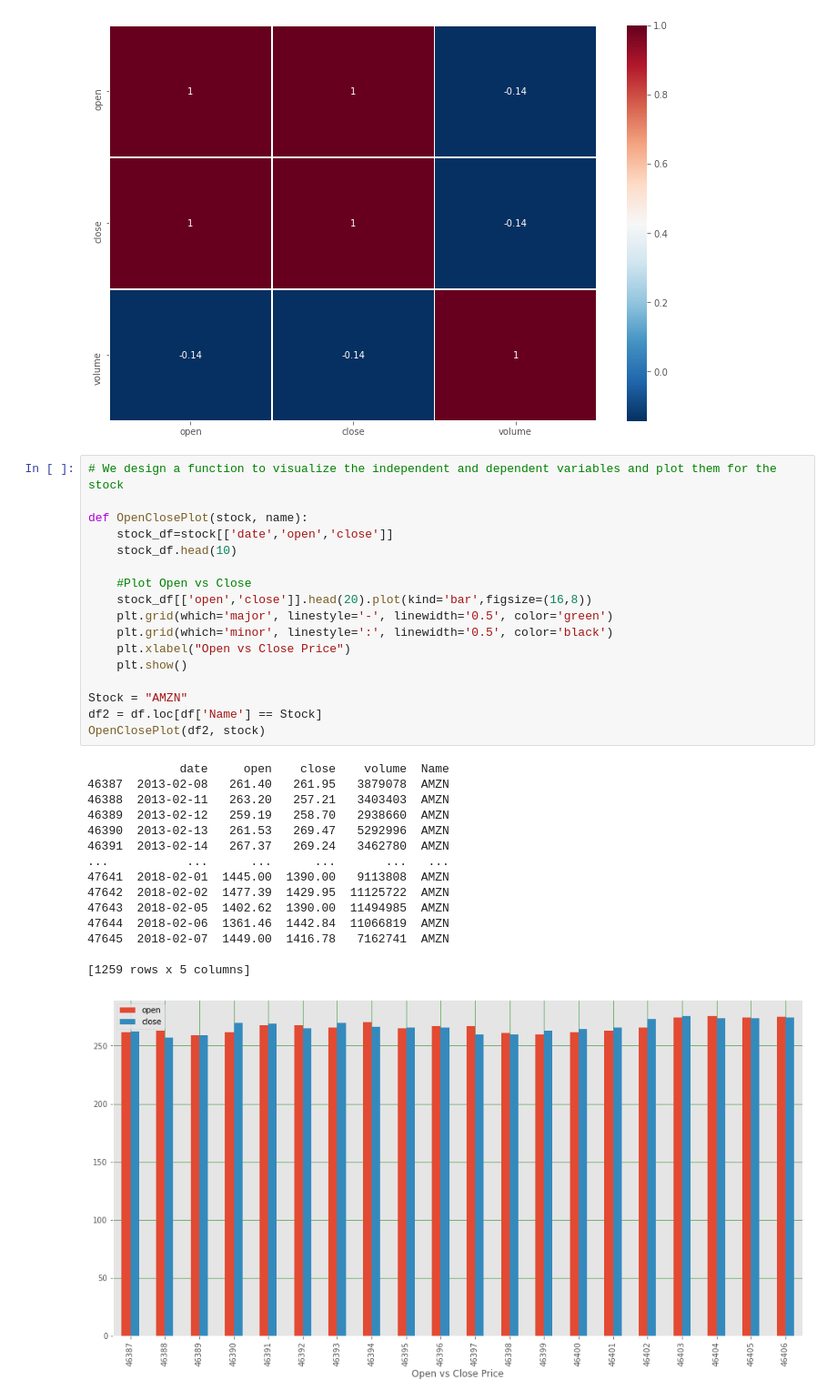
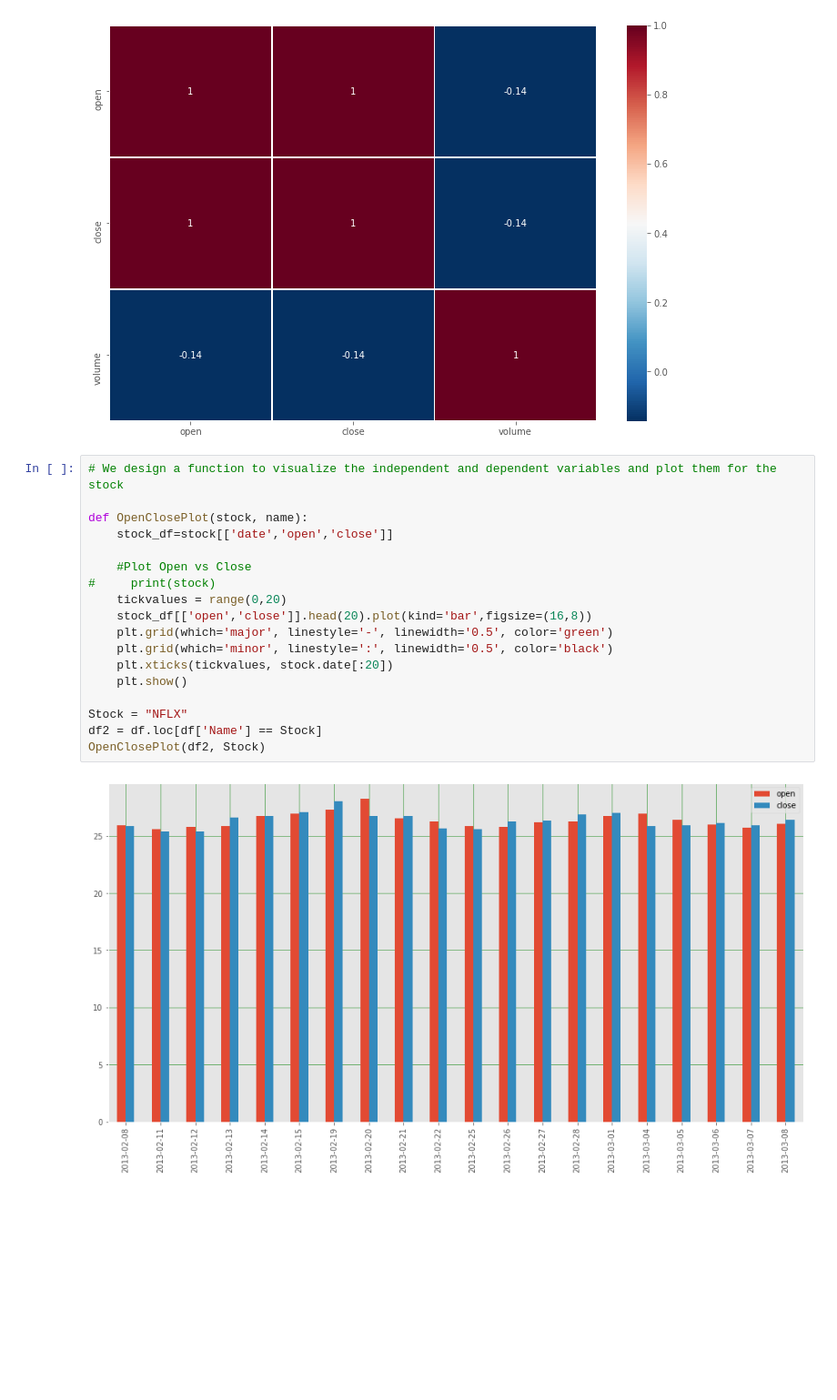
Before and after one commit to Akshantjain/cs418project, a Jupyter notebook: Final-Project.ipynb, the cells around one changed output. Shown at 91% size. Cells and saved outputs as stored; diff of their text form; blank space fills up the shorter version.

Commit message:
minor changes to Open/close plot

```diff
--- a/Final-Project.ipynb
+++ b/Final-Project.ipynb
@@ -208,33 +208,20 @@ cmap='RdBu_r', annot=True, linewidth=0.5)
 # %%
 # We design a function to visualize the independent and dependent variables and plot them for the stock
 
 def OpenClosePlot(stock, name):
     stock_df=stock[['date','open','close']]
-    stock_df.head(10)
 
     #Plot Open vs Close
+#     print(stock)
+    tickvalues = range(0,20)
     stock_df[['open','close']].head(20).plot(kind='bar',figsize=(16,8))
     plt.grid(which='major', linestyle='-', linewidth='0.5', color='green')
     plt.grid(which='minor', linestyle=':', linewidth='0.5', color='black')
-    plt.xlabel("Open vs Close Price")
+    plt.xticks(tickvalues, stock.date[:20])
     plt.show()
 
-Stock = "AMZN"
+Stock = "NFLX"
 df2 = df.loc[df['Name'] == Stock]
-OpenClosePlot(df2, stock)
+OpenClosePlot(df2, Stock)
 # %% [output]
-             date     open    close    volume  Name
-46387  2013-02-08   261.40   261.95   3879078  AMZN
-46388  2013-02-11   263.20   257.21   3403403  AMZN
-46389  2013-02-12   259.19   258.70   2938660  AMZN
-46390  2013-02-13   261.53   269.47   5292996  AMZN
-46391  2013-02-14   267.37   269.24   3462780  AMZN
-...           ...      ...      ...       ...   ...
-47641  2018-02-01  1445.00  1390.00   9113808  AMZN
-47642  2018-02-02  1477.39  1429.95  11125722  AMZN
-47643  2018-02-05  1402.62  1390.00  11494985  AMZN
-47644  2018-02-06  1361.46  1442.84  11066819  AMZN
-47645  2018-02-07  1449.00  1416.78   7162741  AMZN
-
-[1259 rows x 5 columns]
-[figure, old version]
+[figure, new version]
```
